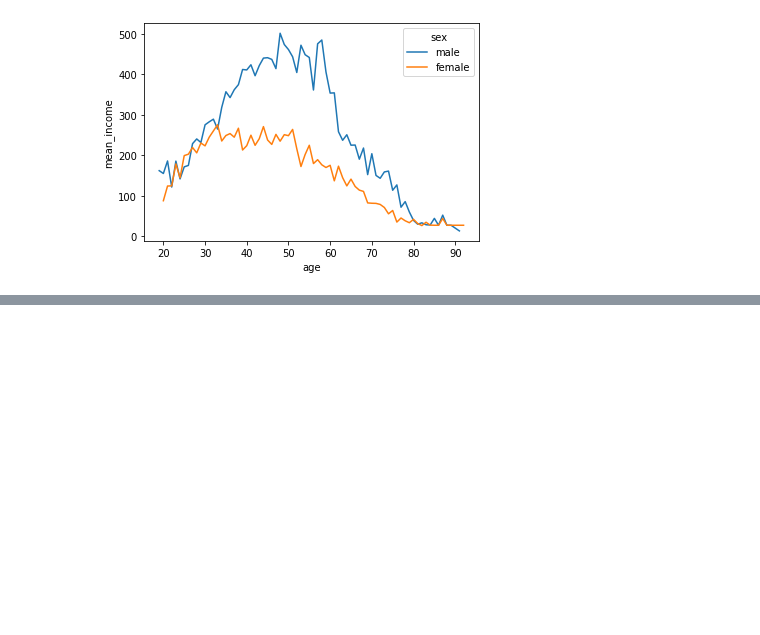
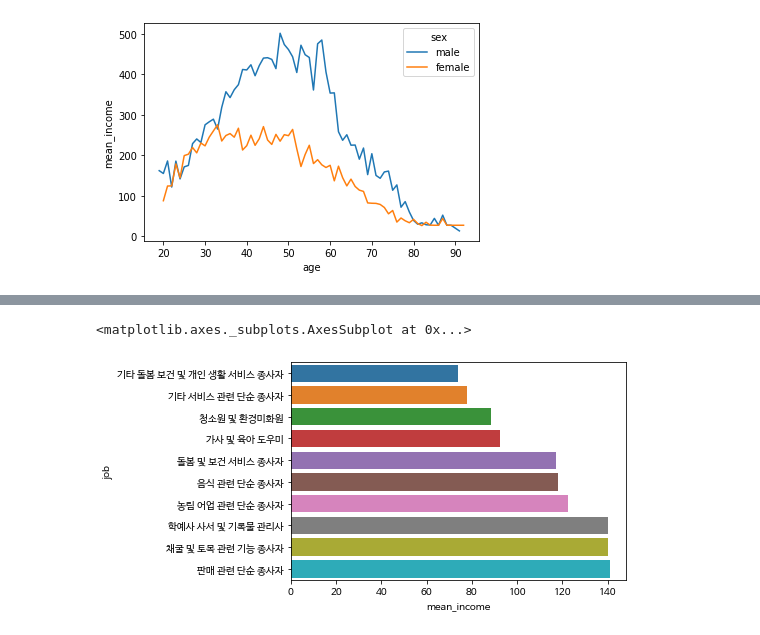
Before and after one commit to chaiminwoo0223/Data-Analysis, a Jupyter notebook: 08 - example.ipynb, the cells around one changed output, grey strips where cells are left out. Saved outputs shown, nothing was run; the diff lists cells and outputs as text; code cells hidden in the pictures; blank space fills up the shorter version.

```diff
--- a/08 - example.ipynb
+++ b/08 - example.ipynb
@@ -357,0 +490,4 @@ sns.lineplot(data = sex_age, x = 'age', y = 'mean_income', hue = 'sex')
+# %%
+# 하위 10위 출력
+bottom10 = job_income.sort_values('mean_income').head(10)
+bottom10
@@ -357,0 +506,5 @@ sns.lineplot(data = sex_age, x = 'age', y = 'mean_income', hue = 'sex')
+# %%
+sns.barplot(data = bottom10, x = 'mean_income', y = 'job')
+# %% [output]
+<matplotlib.axes._subplots.AxesSubplot at 0x...>
+[figure, added]
```
Also changed, not shown: parts of 25 cells of this notebook.
